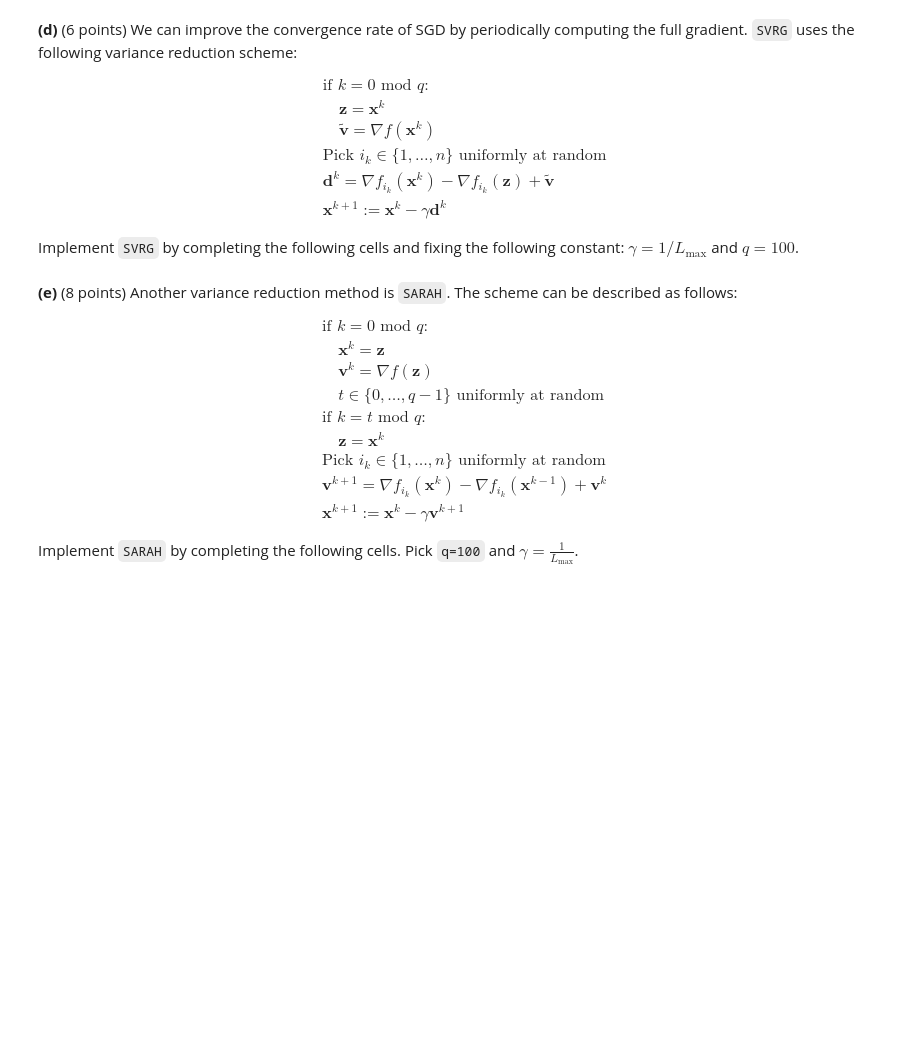
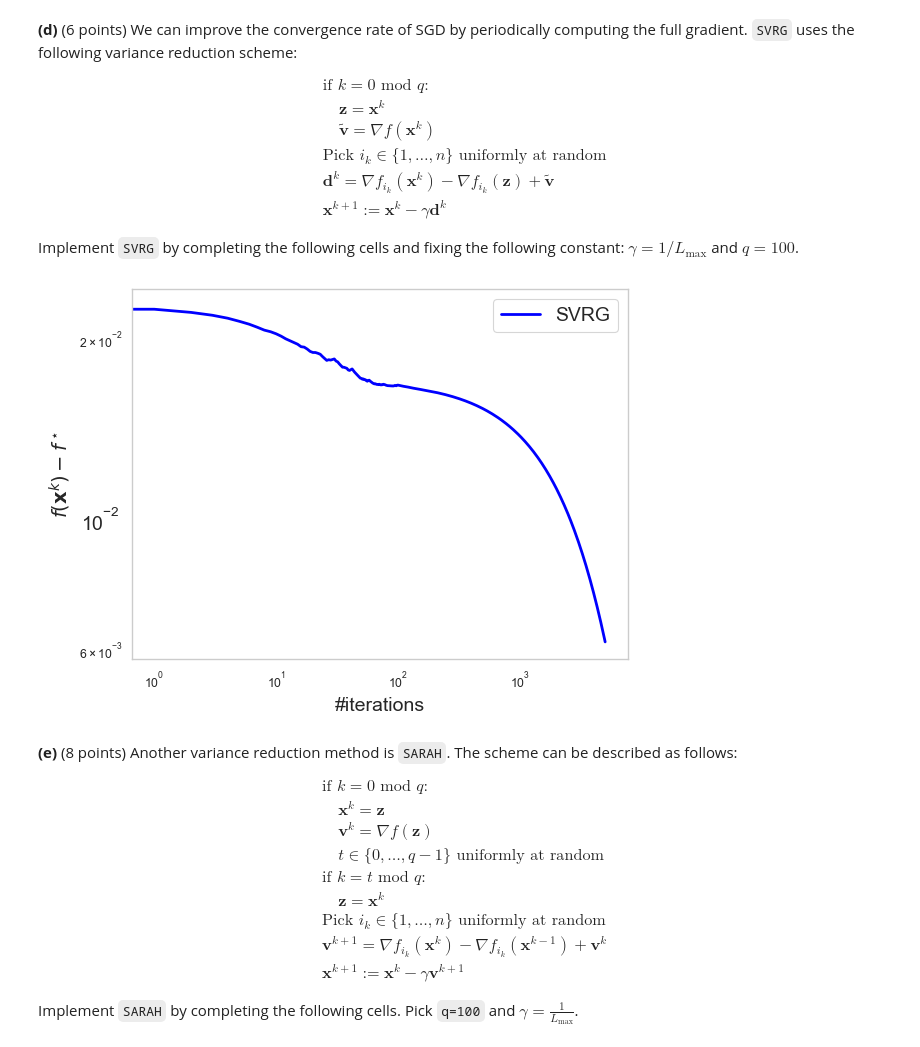
Before and after one commit to MarkoStc/mod_hw1, a Jupyter notebook: Part 3 - Stochastic gradient methods.ipynb, the cells around one changed output. Saved outputs shown, nothing was run; the diff lists cells and outputs as text; code cells hidden in the pictures; blank space fills up the shorter version.

```diff
--- a/Part 3 - Stochastic gradient methods.ipynb
+++ b/Part 3 - Stochastic gradient methods.ipynb
@@ -134,5 +142,24 @@ def SVRG_initialize(f, x_zero):
+# %%
+def SVRG_update(f, state):
+    x_k, z, tilde_v, q, gamma, k = state
+    if np.mod(k,q) == 0 :
+        z = x_k
+        tilde_v = f.grad(x_k)
+    n = f.n
+    i_k = np.random.choice(n)
+    d_k = f.i_grad(i_k, x_k) - f.i_grad(i_k, z) + tilde_v
+    next_x_k = x_k - gamma * d_k
+
+    return SVRG_state(next_x_k, z, tilde_v, 100, 1/f.L_max, k+1)
+
+def SVRG_initialize(f, x_zero):
+    return SVRG_state(x_zero, x_zero, f.grad(x_zero), 100, 1/f.L_max, 0)
 # %%
 SVRG = OptAlgorithm(name="SVRG", init_state=SVRG_initialize, state_update=SVRG_update)
+# %%
+plot([SVRG], f_full_data, x_zero, 5000)
+# %% [output]
+[figure, added]
 # %% [markdown]
 __(e)__ (8 points) Another variance reduction method is `SARAH`. The scheme can be described as follows:
 
```
Also changed, not shown: parts of 12 cells of this notebook, 1 other file.
